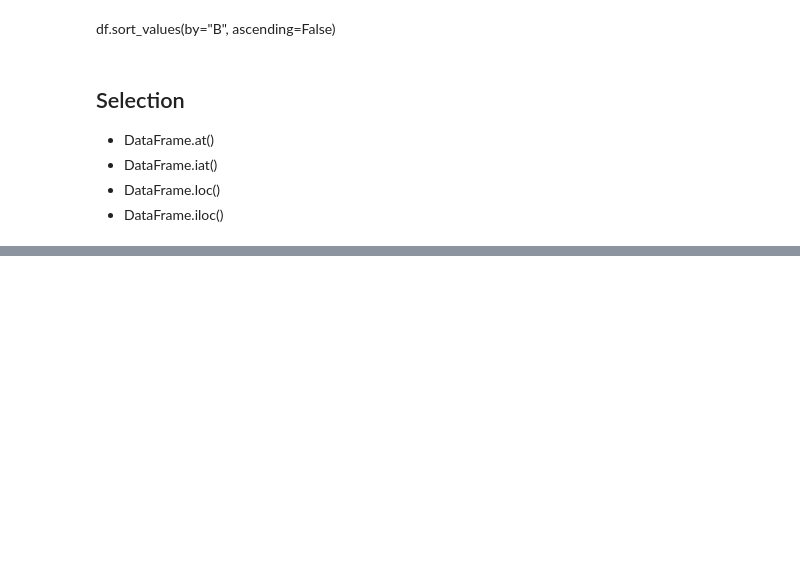
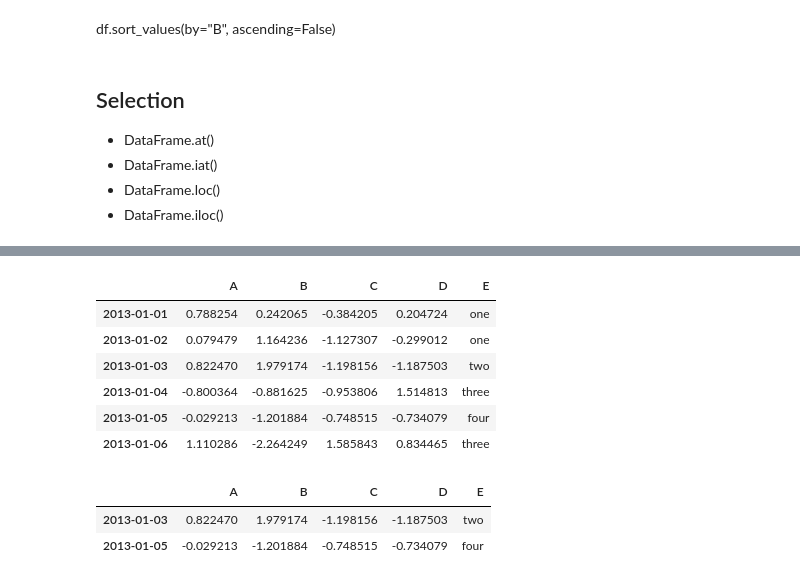
Before and after one commit to JeerasakAnanta/learning, a Jupyter notebook: pandas/pandas.ipynb, the cells around one changed output, grey strips where cells are left out. Drawn from its saved outputs; the diff is of its cells as text; code cells hidden in the pictures; blank space fills up the shorter version.

```diff
--- a/pandas/pandas.ipynb
+++ b/pandas/pandas.ipynb
@@ -154,0 +236,19 @@ df.sort_values(by="B", ascending=False)
+# %%
+# using isin() method for fillering
+df2 = df.copy()
+df2["E"] = ["one", "one", "two", "three", "four", "three"]
+df2
+# %% [output]
+|  | A | B | C | D | E |
+| 2013-01-01 | 0.788254 | 0.242065 | -0.384205 | 0.204724 | one |
+| 2013-01-02 | 0.079479 | 1.164236 | -1.127307 | -0.299012 | one |
+| 2013-01-03 | 0.822470 | 1.979174 | -1.198156 | -1.187503 | two |
+| 2013-01-04 | -0.800364 | -0.881625 | -0.953806 | 1.514813 | three |
+| 2013-01-05 | -0.029213 | -1.201884 | -0.748515 | -0.734079 | four |
+| 2013-01-06 | 1.110286 | -2.264249 | 1.585843 | 0.834465 | three |
+# %%
+df2[df2["E"].isin(["two", "four"])]
+# %% [output]
+|  | A | B | C | D | E |
+| 2013-01-03 | 0.822470 | 1.979174 | -1.198156 | -1.187503 | two |
+| 2013-01-05 | -0.029213 | -1.201884 | -0.748515 | -0.734079 | four |
```
Also changed, not shown: parts of 59 cells of this notebook.
